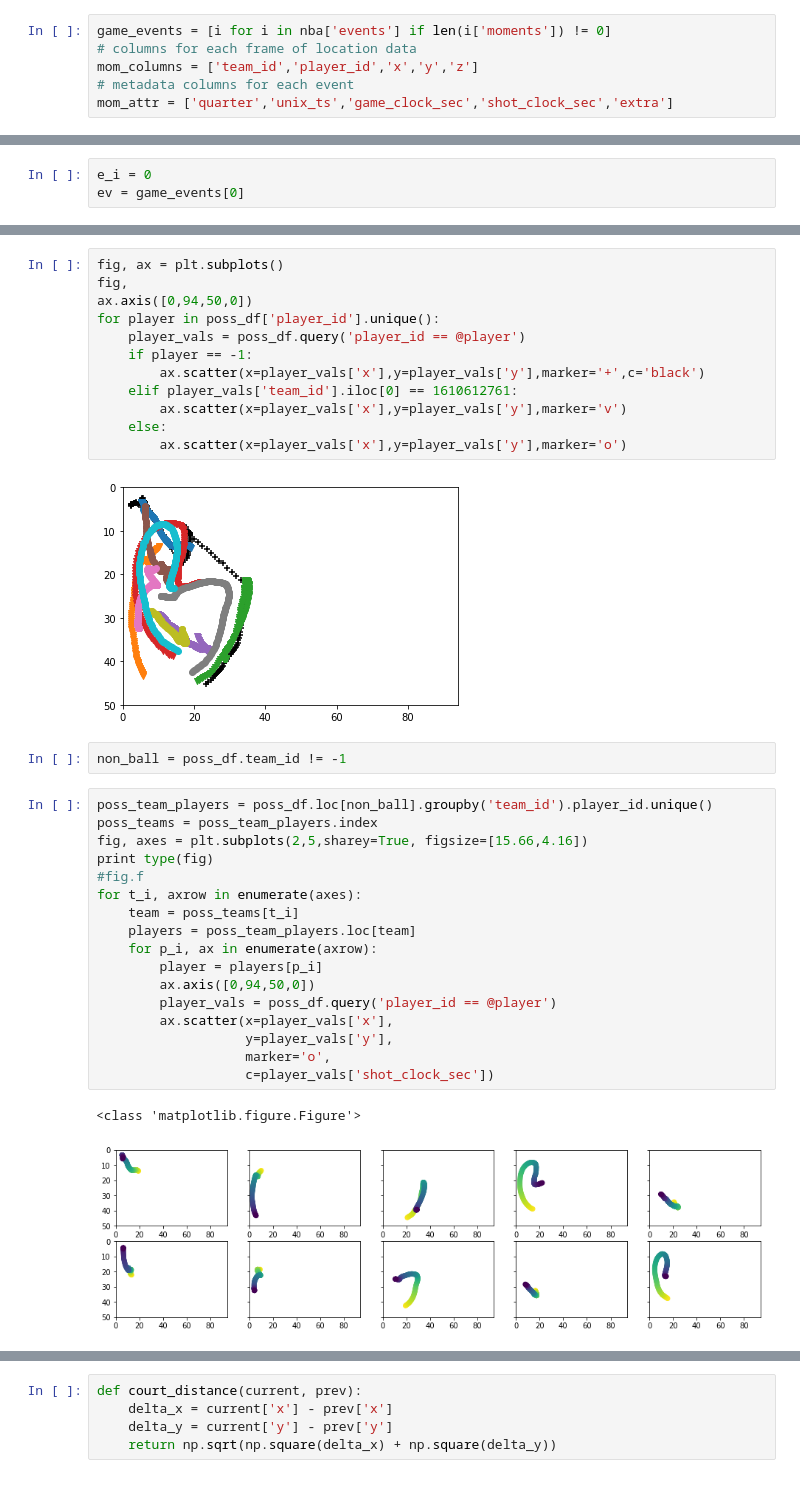
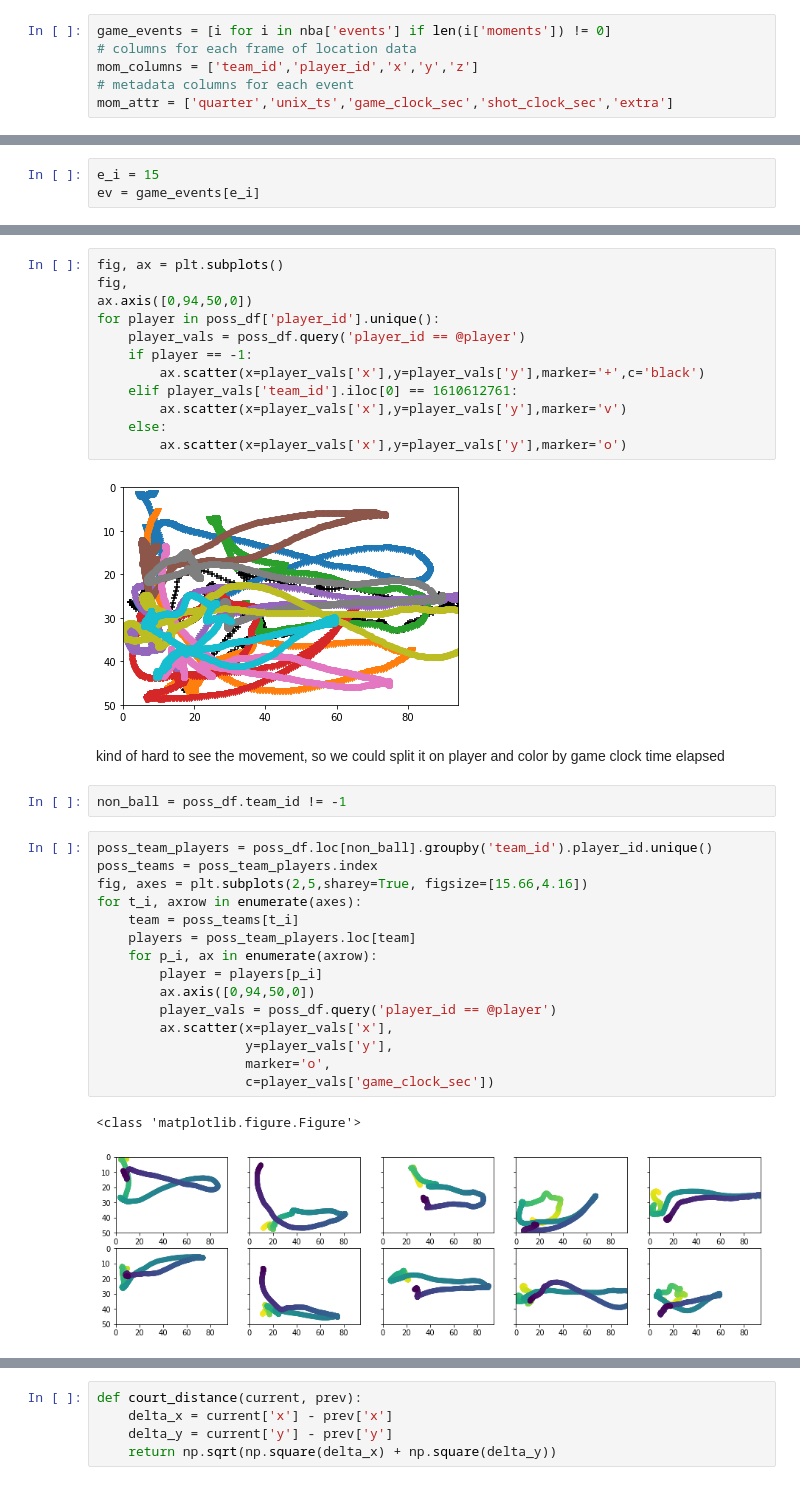
Before and after one commit to jmharkins/nba-tracking, a Jupyter notebook: nba-trajectory-moments.ipynb, the cells around one changed output, grey strips where cells are left out. Saved outputs shown, nothing was run; the diff lists cells and outputs as text.

Commit message:
commented up player cut moment NB

```diff
--- a/nba-trajectory-moments.ipynb
+++ b/nba-trajectory-moments.ipynb
@@ -54,4 +40,4 @@ Loop through the events and parse the moment data, calculate the best sprint spe
 # %%
-e_i = 0
-ev = game_events[0]
+e_i = 15
+ev = game_events[e_i]
 # %%
@@ -118,26 +121,26 @@ for player in poss_df['player_id'].unique():
     else:
         ax.scatter(x=player_vals['x'],y=player_vals['y'],marker='o')
 # %% [output]
-[figure, old version]
+[figure, new version]
+# %% [markdown]
+kind of hard to see the movement, so we could split it on player and color by game clock time elapsed
 # %%
 non_ball = poss_df.team_id != -1
 # %%
 poss_team_players = poss_df.loc[non_ball].groupby('team_id').player_id.unique()
 poss_teams = poss_team_players.index
 fig, axes = plt.subplots(2,5,sharey=True, figsize=[15.66,4.16])
-print type(fig)
-#fig.f
 for t_i, axrow in enumerate(axes):
     team = poss_teams[t_i]
     players = poss_team_players.loc[team]
     for p_i, ax in enumerate(axrow):
         player = players[p_i]
         ax.axis([0,94,50,0])
         player_vals = poss_df.query('player_id == @player')
         ax.scatter(x=player_vals['x'],
                    y=player_vals['y'],
                    marker='o',
-                   c=player_vals['shot_clock_sec'])
+                   c=player_vals['game_clock_sec'])
 # %% [output]
 <class 'matplotlib.figure.Figure'>
-[figure, old version]
+[figure, new version]
```
Also changed, not shown: parts of 33 cells of this notebook.
